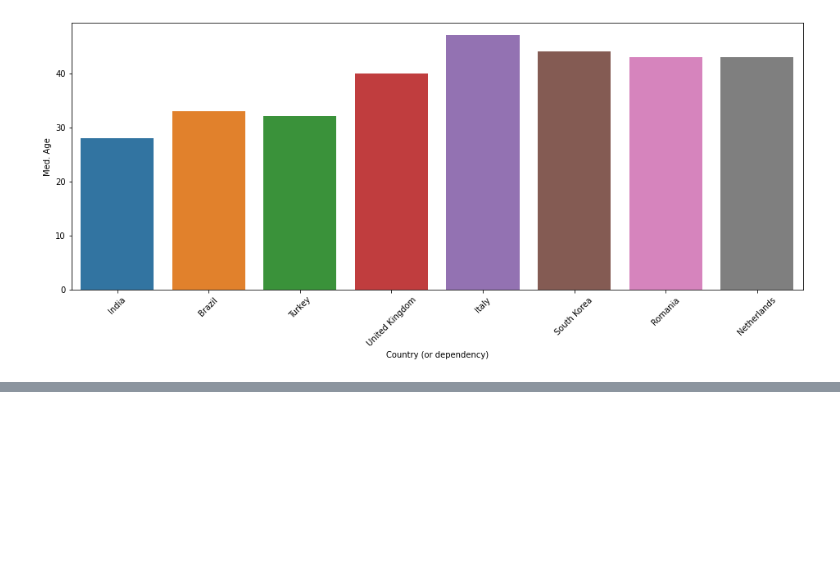
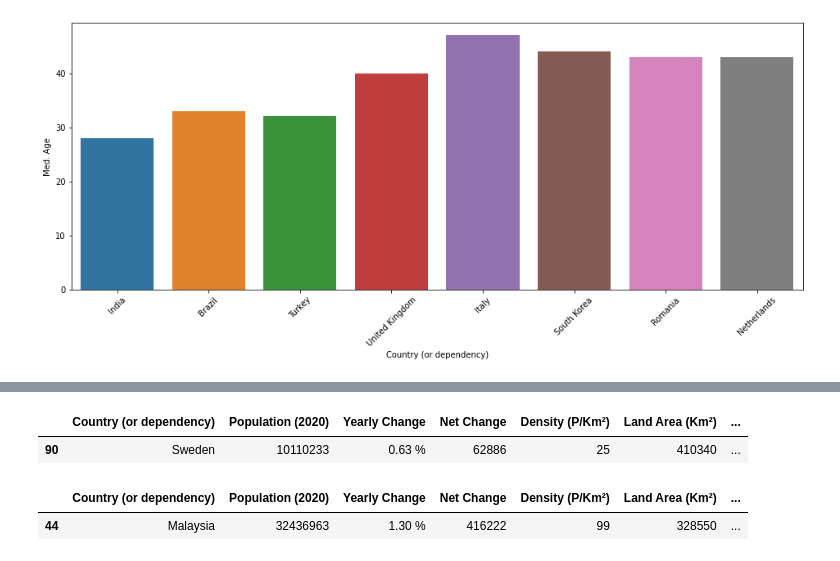
Before and after one commit to fjmutsters/covid19, a Jupyter notebook: Code/countriesanalysis.ipynb, the cells around one changed output, grey strips where cells are left out. Drawn from its saved outputs; the diff is of its cells as text; code cells hidden in the pictures; blank space fills up the shorter version.

Commit message:
malaysia added

```diff
--- a/Code/countriesanalysis.ipynb
+++ b/Code/countriesanalysis.ipynb
@@ -194,0 +197,14 @@ ValueError: Neither the `x` nor `y` variable appears to be numeric.
+# %%
+#check interestings stats of South Korea
+countries[countries['Country (or dependency)'] == 'Sweden']
+#51 million population, 527 P/km2, med age 44, urban pop 82%
+# %% [output]
+|  | Country (or dependency) | Population (2020) | Yearly Change | Net Change | Density (P/Km²) | Land Area (Km²) | ... |
+| 90 | Sweden | 10110233 | 0.63 % | 62886 | 25 | 410340 | ... |
+# %%
+#check interestings stats of South Korea
+countries[countries['Country (or dependency)'] == 'Malaysia']
+#51 million population, 527 P/km2, med age 44, urban pop 82%
+# %% [output]
+|  | Country (or dependency) | Population (2020) | Yearly Change | Net Change | Density (P/Km²) | Land Area (Km²) | ... |
+| 44 | Malaysia | 32436963 | 1.30 % | 416222 | 99 | 328550 | ... |
```
Also changed, not shown: parts of 3 cells of this notebook, 3 other files.
